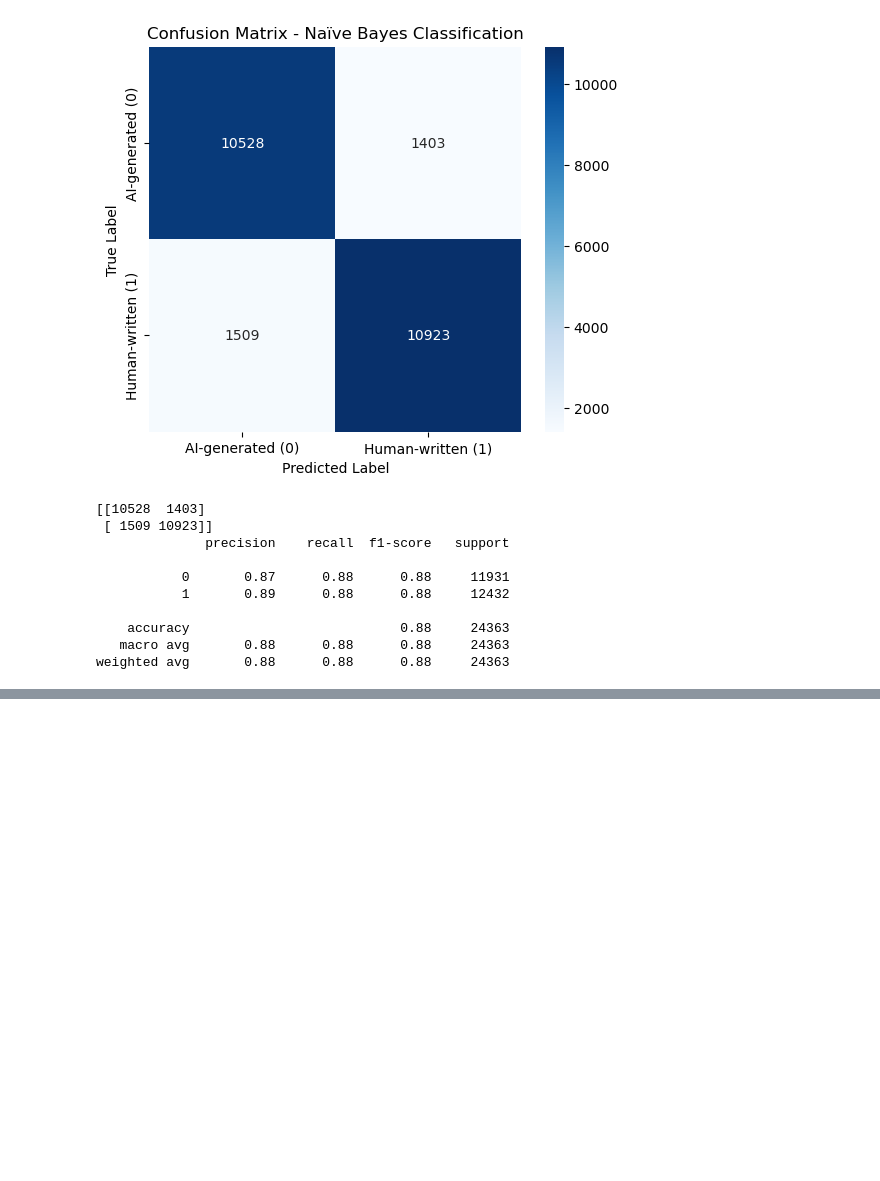
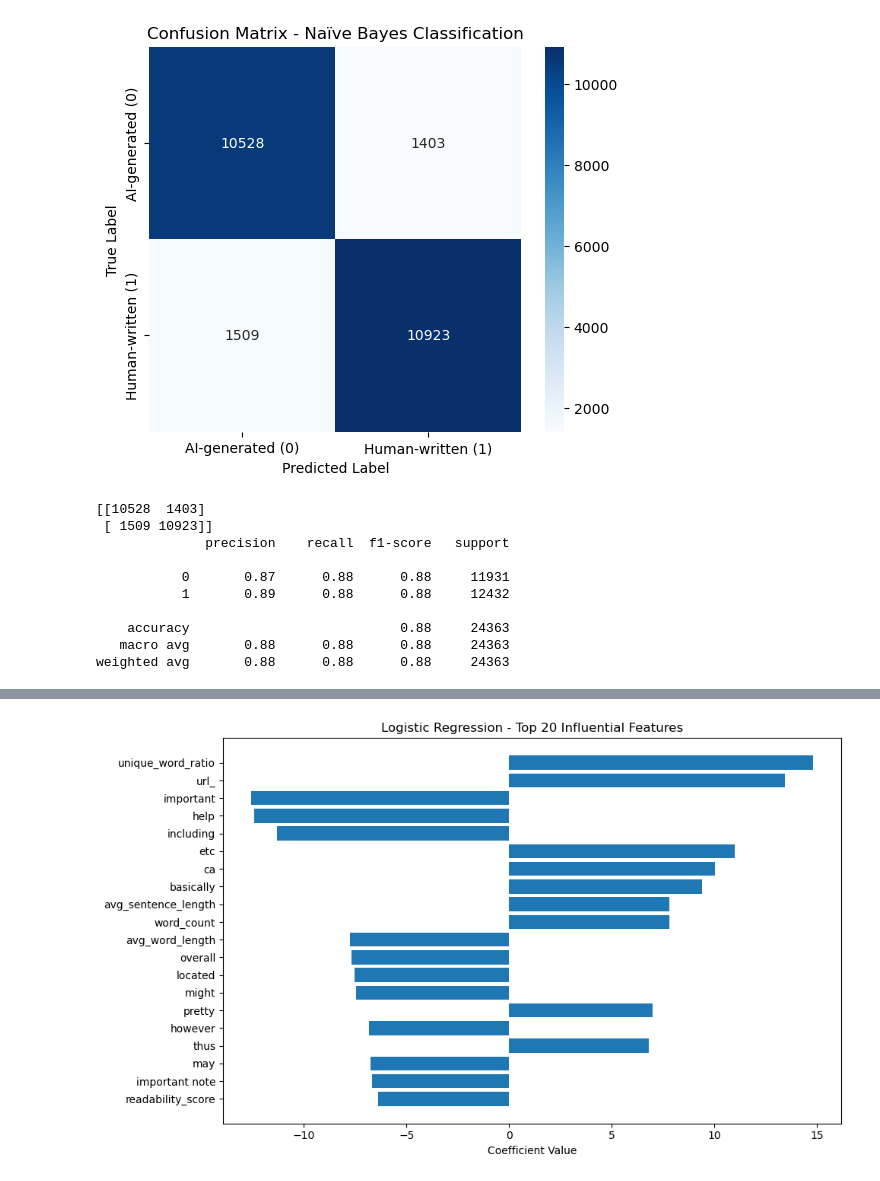
Before and after one commit to MollyMoriJing/MUGC_Detact_Reddit, a Jupyter notebook: human_vs_ai.ipynb, the cells around one changed output, grey strips where cells are left out. Saved outputs shown, nothing was run; the diff lists cells and outputs as text; code cells hidden in the pictures; blank space fills up the shorter version.

```diff
--- a/human_vs_ai.ipynb
+++ b/human_vs_ai.ipynb
@@ -315,0 +508,14 @@ weighted avg       0.88      0.88      0.88     24363
+# %%
+# Logistic Regression Coefficients
+coefs = logistic_classifier.coef_[0]
+indices_log = np.argsort(np.abs(coefs))[-20:]  # Top 20 by absolute value
+
+plt.figure(figsize=(10, 6))
+plt.barh(range(len(indices_log)), coefs[indices_log])
+plt.yticks(range(len(indices_log)), [all_feature_names[i] for i in indices_log])
+plt.xlabel("Coefficient Value")
+plt.title("Logistic Regression - Top 20 Influential Features")
+plt.tight_layout()
+plt.show()
+# %% [output]
+[figure, added]
```
Also changed, not shown: parts of 16 cells of this notebook.
